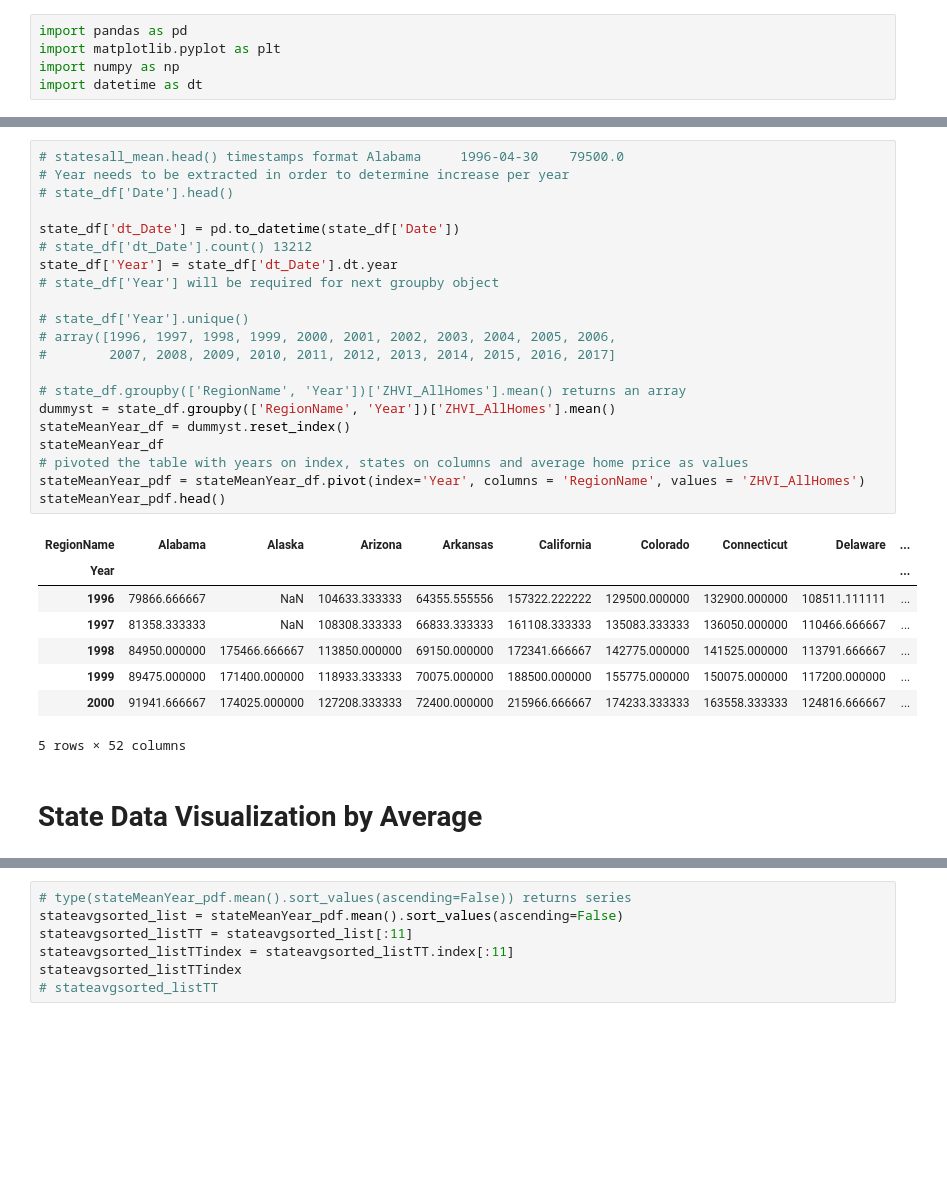
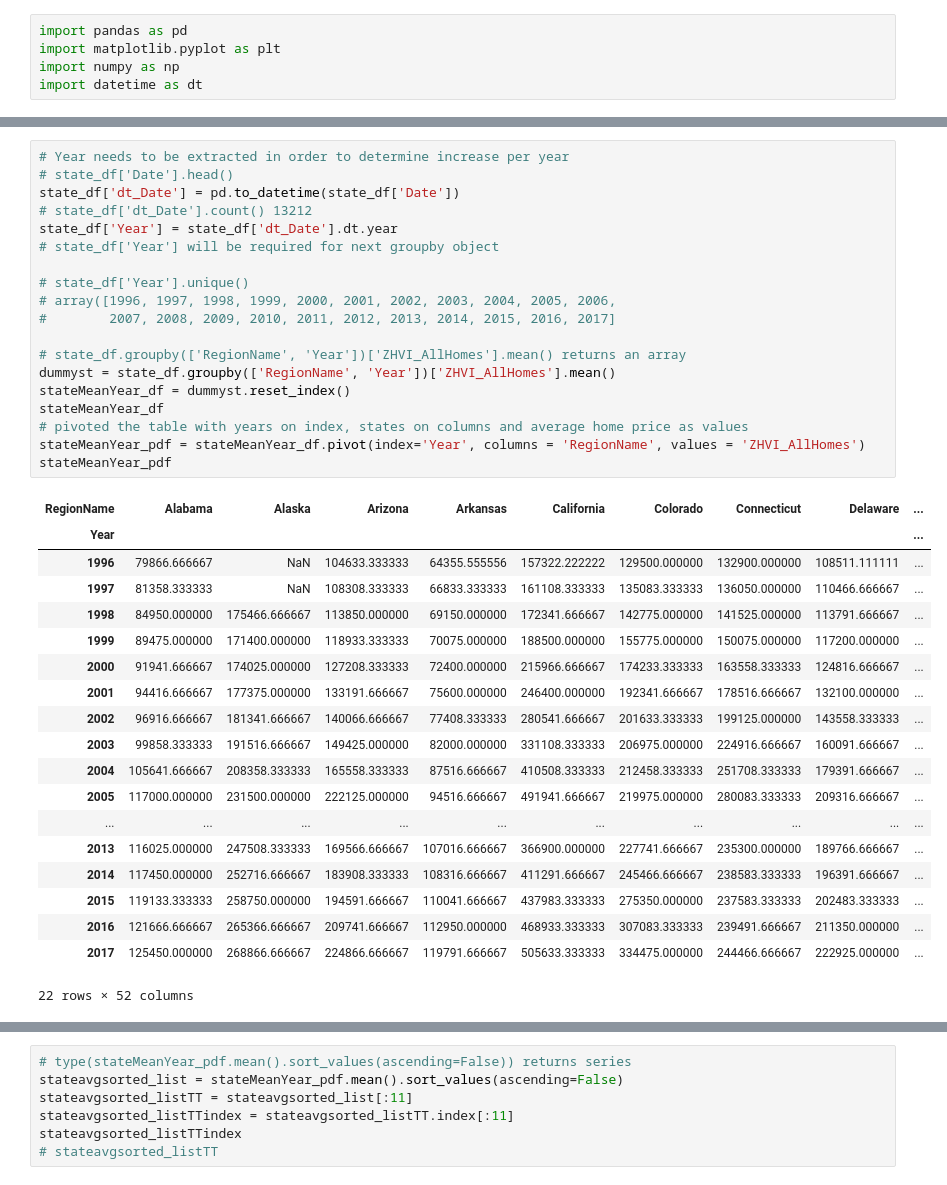
Before and after one commit to attila5287/DU_BigData_TeamProject1_WheresJames, a Jupyter notebook: Pr1_TeamWheresJames_Attila_RealEstate.ipynb, the cells around one changed output, grey strips where cells are left out. Drawn from its saved outputs; the diff is of its cells as text; blank space fills up the shorter version.

```diff
--- a/Pr1_TeamWheresJames_Attila_RealEstate.ipynb
+++ b/Pr1_TeamWheresJames_Attila_RealEstate.ipynb
@@ -68,32 +63,39 @@ plt.show()
 # %%
-# statesall_mean.head() timestamps format Alabama     1996-04-30    79500.0
 # Year needs to be extracted in order to determine increase per year
 # state_df['Date'].head()
-
 state_df['dt_Date'] = pd.to_datetime(state_df['Date'])
 # state_df['dt_Date'].count() 13212
 state_df['Year'] = state_df['dt_Date'].dt.year
 # state_df['Year'] will be required for next groupby object
 
 # state_df['Year'].unique()
 # array([1996, 1997, 1998, 1999, 2000, 2001, 2002, 2003, 2004, 2005, 2006,
 #        2007, 2008, 2009, 2010, 2011, 2012, 2013, 2014, 2015, 2016, 2017]
 
 # state_df.groupby(['RegionName', 'Year'])['ZHVI_AllHomes'].mean() returns an array
 dummyst = state_df.groupby(['RegionName', 'Year'])['ZHVI_AllHomes'].mean()
 stateMeanYear_df = dummyst.reset_index()
 stateMeanYear_df
 # pivoted the table with years on index, states on columns and average home price as values
 stateMeanYear_pdf = stateMeanYear_df.pivot(index='Year', columns = 'RegionName', values = 'ZHVI_AllHomes')
-stateMeanYear_pdf.head()
+stateMeanYear_pdf
 # %% [output]
 | RegionName | Alabama | Alaska | Arizona | Arkansas | California | Colorado | Connecticut | Delaware | ... |
 | Year |  |  |  |  |  |  |  |  | ... |
 | 1996 | 79866.666667 | NaN | 104633.333333 | 64355.555556 | 157322.222222 | 129500.000000 | 132900.000000 | 108511.111111 | ... |
 | 1997 | 81358.333333 | NaN | 108308.333333 | 66833.333333 | 161108.333333 | 135083.333333 | 136050.000000 | 110466.666667 | ... |
 | 1998 | 84950.000000 | 175466.666667 | 113850.000000 | 69150.000000 | 172341.666667 | 142775.000000 | 141525.000000 | 113791.666667 | ... |
 | 1999 | 89475.000000 | 171400.000000 | 118933.333333 | 70075.000000 | 188500.000000 | 155775.000000 | 150075.000000 | 117200.000000 | ... |
 | 2000 | 91941.666667 | 174025.000000 | 127208.333333 | 72400.000000 | 215966.666667 | 174233.333333 | 163558.333333 | 124816.666667 | ... |
+| 2001 | 94416.666667 | 177375.000000 | 133191.666667 | 75600.000000 | 246400.000000 | 192341.666667 | 178516.666667 | 132100.000000 | ... |
+| 2002 | 96916.666667 | 181341.666667 | 140066.666667 | 77408.333333 | 280541.666667 | 201633.333333 | 199125.000000 | 143558.333333 | ... |
+| 2003 | 99858.333333 | 191516.666667 | 149425.000000 | 82000.000000 | 331108.333333 | 206975.000000 | 224916.666667 | 160091.666667 | ... |
+| 2004 | 105641.666667 | 208358.333333 | 165558.333333 | 87516.666667 | 410508.333333 | 212458.333333 | 251708.333333 | 179391.666667 | ... |
+| 2005 | 117000.000000 | 231500.000000 | 222125.000000 | 94516.666667 | 491941.666667 | 219975.000000 | 280083.333333 | 209316.666667 | ... |
+| ... | ... | ... | ... | ... | ... | ... | ... | ... | ... |
+| 2013 | 116025.000000 | 247508.333333 | 169566.666667 | 107016.666667 | 366900.000000 | 227741.666667 | 235300.000000 | 189766.666667 | ... |
+| 2014 | 117450.000000 | 252716.666667 | 183908.333333 | 108316.666667 | 411291.666667 | 245466.666667 | 238583.333333 | 196391.666667 | ... |
+| 2015 | 119133.333333 | 258750.000000 | 194591.666667 | 110041.666667 | 437983.333333 | 275350.000000 | 237583.333333 | 202483.333333 | ... |
+| 2016 | 121666.666667 | 265366.666667 | 209741.666667 | 112950.000000 | 468933.333333 | 307083.333333 | 239491.666667 | 211350.000000 | ... |
+| 2017 | 125450.000000 | 268866.666667 | 224866.666667 | 119791.666667 | 505633.333333 | 334475.000000 | 244466.666667 | 222925.000000 | ... |
-5 rows × 52 columns
+22 rows × 52 columns
-# %% [markdown]
-# State Data Visualization by Average
```
Also changed, not shown: parts of 33 cells of this notebook.
